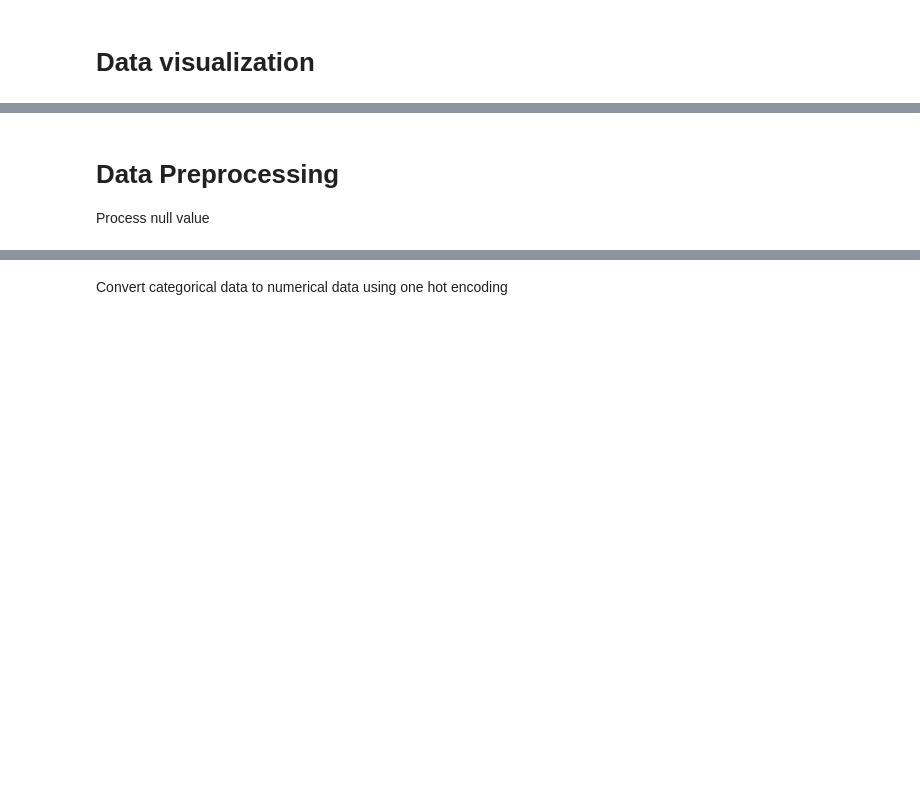
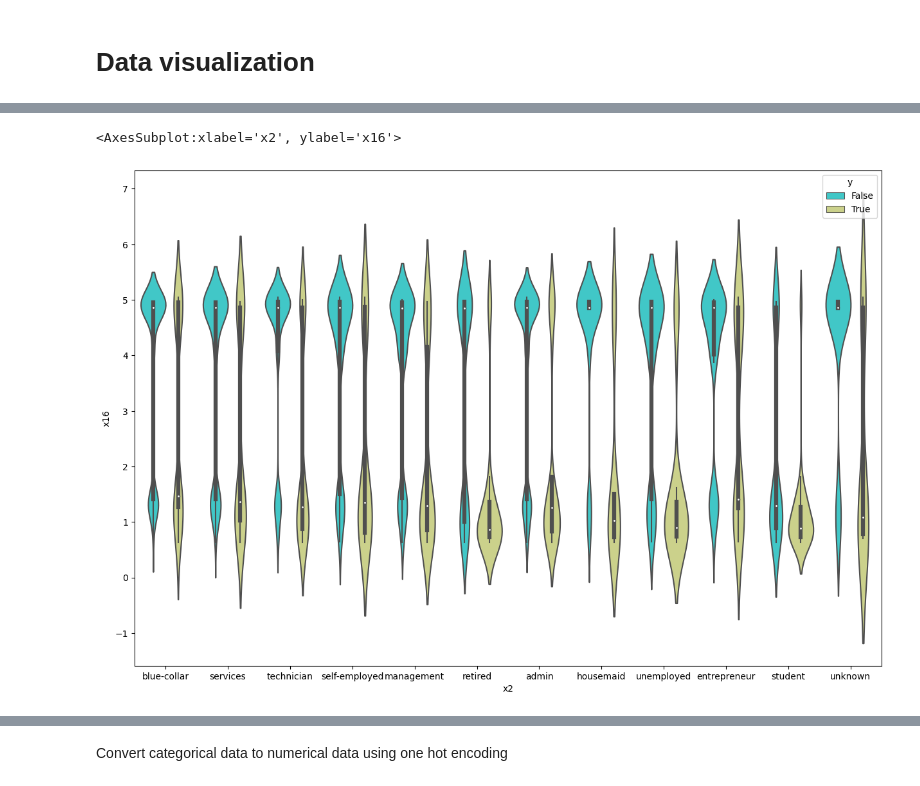
Before and after one commit to chan1992241/Machine_Learning_Practice, a Jupyter notebook: code.ipynb, the cells around one changed output, grey strips where cells are left out. Saved outputs shown, nothing was run; the diff lists cells and outputs as text; code cells hidden in the pictures; blank space fills up the shorter version.

```diff
--- a/code.ipynb
+++ b/code.ipynb
@@ -38,3 +100,6 @@ sns.violinplot(x='x2',y='x13',data=df, hue='y', palette='rainbow')
-# %% [markdown]
-# Data Preprocessing
-Process null value
+# %%
+plt.figure(figsize=(15,10))
+sns.violinplot(x='x2',y='x16',data=df, hue='y', palette='rainbow')
+# %% [output]
+<AxesSubplot:xlabel='x2', ylabel='x16'>
+[figure, added]
```
Also changed, not shown: parts of 91 cells of this notebook.
